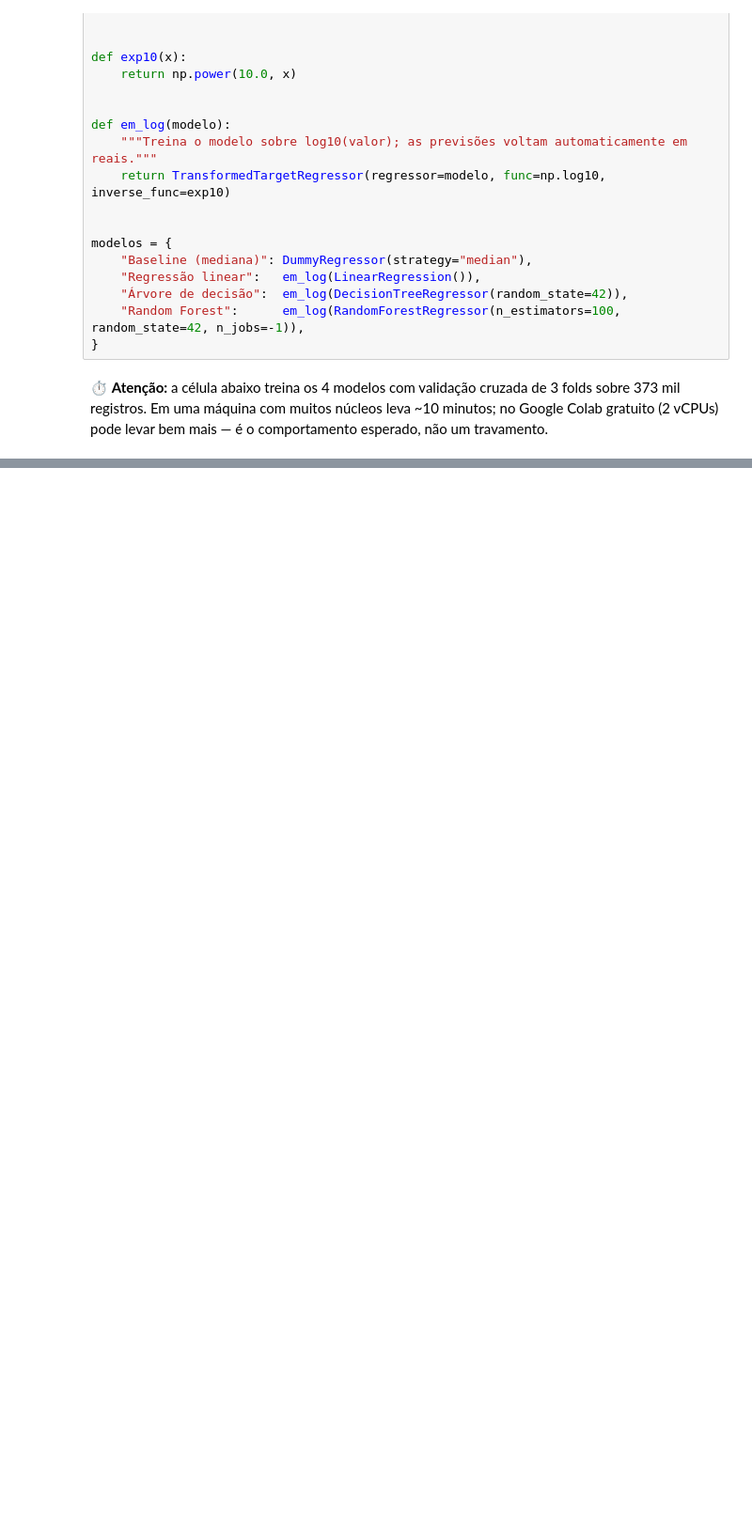
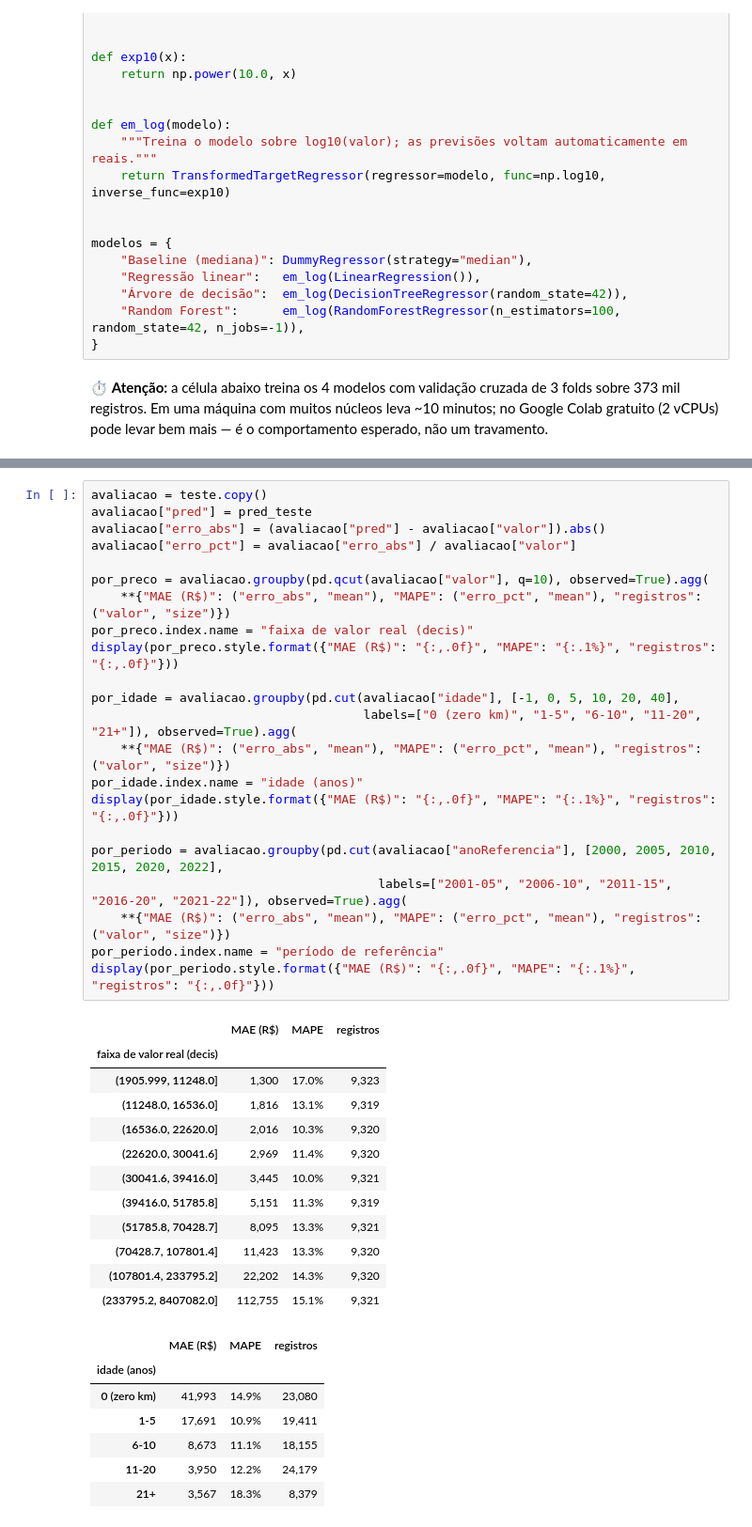
Before and after one commit to Danillitos/UFS-Trabalho-IA, a Jupyter notebook: projeto_final_fipe.ipynb, the cells around one changed output, grey strips where cells are left out. Shown at 94% size. Drawn from its saved outputs; the diff is of its cells as text; blank space fills up the shorter version.

```diff
--- a/projeto_final_fipe.ipynb
+++ b/projeto_final_fipe.ipynb
@@ -841,0 +1086,42 @@ preços de carros para ser útil como estimador da tabela.
+# %%
+avaliacao = teste.copy()
+avaliacao["pred"] = pred_teste
+avaliacao["erro_abs"] = (avaliacao["pred"] - avaliacao["valor"]).abs()
+avaliacao["erro_pct"] = avaliacao["erro_abs"] / avaliacao["valor"]
+
+por_preco = avaliacao.groupby(pd.qcut(avaliacao["valor"], q=10), observed=True).agg(
+    **{"MAE (R$)": ("erro_abs", "mean"), "MAPE": ("erro_pct", "mean"), "registros": ("valor", "size")})
+por_preco.index.name = "faixa de valor real (decis)"
+display(por_preco.style.format({"MAE (R$)": "{:,.0f}", "MAPE": "{:.1%}", "registros": "{:,.0f}"}))
+
+por_idade = avaliacao.groupby(pd.cut(avaliacao["idade"], [-1, 0, 5, 10, 20, 40],
+                                     labels=["0 (zero km)", "1-5", "6-10", "11-20", "21+"]), observed=True).agg(
+    **{"MAE (R$)": ("erro_abs", "mean"), "MAPE": ("erro_pct", "mean"), "registros": ("valor", "size")})
+por_idade.index.name = "idade (anos)"
+display(por_idade.style.format({"MAE (R$)": "{:,.0f}", "MAPE": "{:.1%}", "registros": "{:,.0f}"}))
+
+por_periodo = avaliacao.groupby(pd.cut(avaliacao["anoReferencia"], [2000, 2005, 2010, 2015, 2020, 2022],
+                                       labels=["2001-05", "2006-10", "2011-15", "2016-20", "2021-22"]), observed=True).agg(
+    **{"MAE (R$)": ("erro_abs", "mean"), "MAPE": ("erro_pct", "mean"), "registros": ("valor", "size")})
+por_periodo.index.name = "período de referência"
+display(por_periodo.style.format({"MAE (R$)": "{:,.0f}", "MAPE": "{:.1%}", "registros": "{:,.0f}"}))
+# %% [output]
+|  | MAE (R$) | MAPE | registros |
+| faixa de valor real (decis) |  |  |  |
+| (1905.999, 11248.0] | 1,300 | 17.0% | 9,323 |
+| (11248.0, 16536.0] | 1,816 | 13.1% | 9,319 |
+| (16536.0, 22620.0] | 2,016 | 10.3% | 9,320 |
+| (22620.0, 30041.6] | 2,969 | 11.4% | 9,320 |
+| (30041.6, 39416.0] | 3,445 | 10.0% | 9,321 |
+| (39416.0, 51785.8] | 5,151 | 11.3% | 9,319 |
+| (51785.8, 70428.7] | 8,095 | 13.3% | 9,321 |
+| (70428.7, 107801.4] | 11,423 | 13.3% | 9,320 |
+| (107801.4, 233795.2] | 22,202 | 14.3% | 9,320 |
+| (233795.2, 8407082.0] | 112,755 | 15.1% | 9,321 |
+|  | MAE (R$) | MAPE | registros |
+| idade (anos) |  |  |  |
+| 0 (zero km) | 41,993 | 14.9% | 23,080 |
+| 1-5 | 17,691 | 10.9% | 19,411 |
+| 6-10 | 8,673 | 11.1% | 18,155 |
+| 11-20 | 3,950 | 12.2% | 24,179 |
+| 21+ | 3,567 | 18.3% | 8,379 |
```
Also changed, not shown: parts of 36 cells of this notebook.
